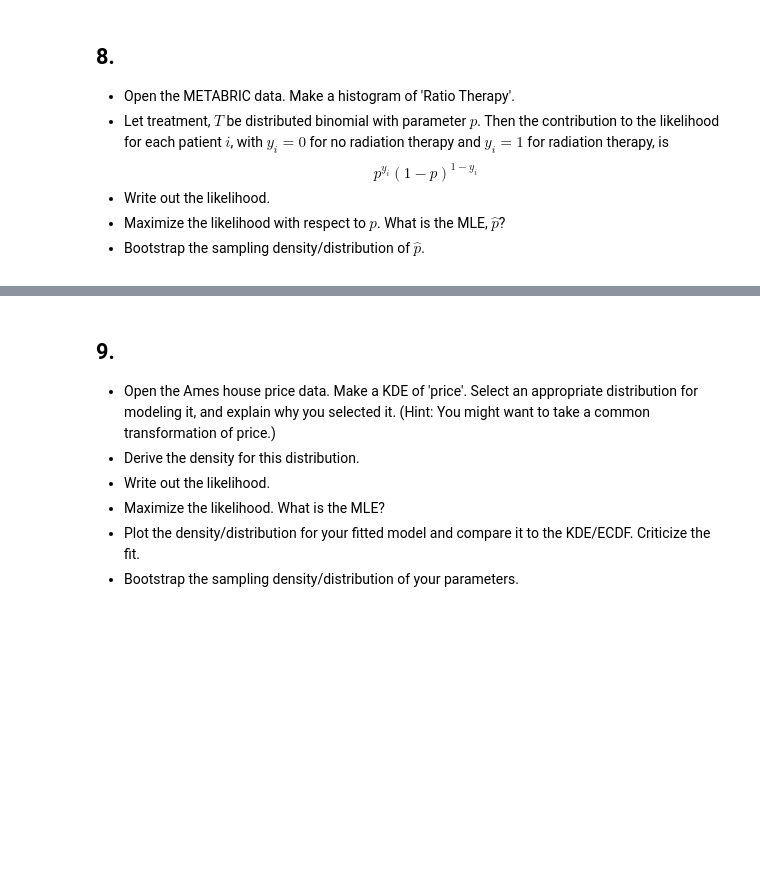
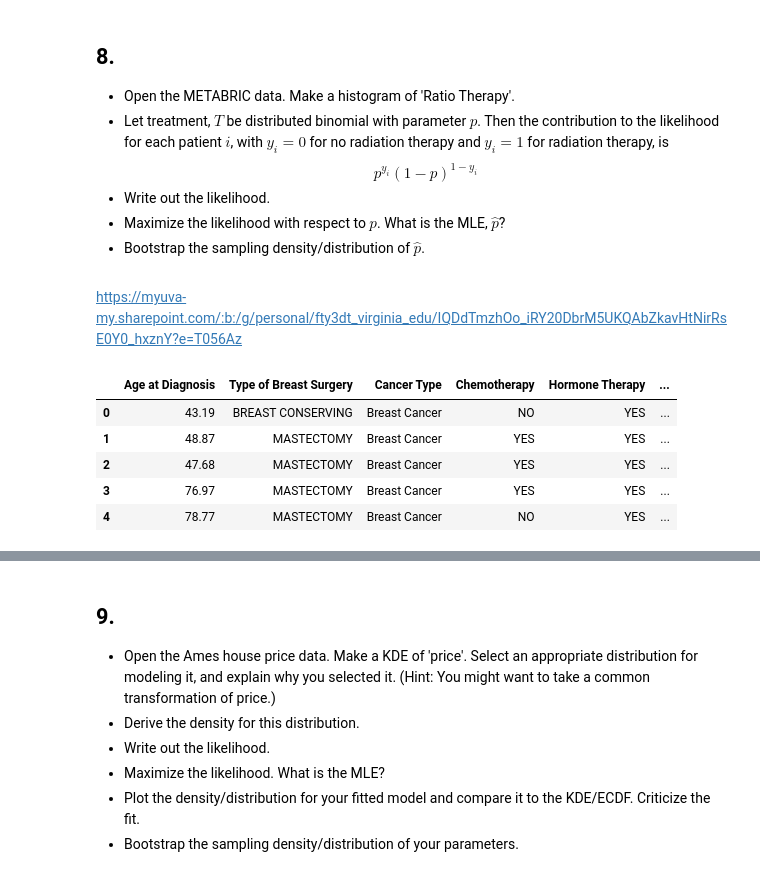
Before and after one commit to caroline-kranefuss/understanding_uncertainty, a Jupyter notebook: assignment_7.ipynb, the cells around one changed output, grey strips where cells are left out. Drawn from its saved outputs; the diff is of its cells as text; code cells hidden in the pictures; blank space fills up the shorter version.

```diff
--- a/assignment_7.ipynb
+++ b/assignment_7.ipynb
@@ -187,3 +193,17 @@ $$
 - Write out the likelihood.
 - Maximize the likelihood with respect to $p$. What is the MLE, $\hat{p}$?
 - Bootstrap the sampling density/distribution of $\hat{p}$.
+# %% [markdown]
+https://myuva-my.sharepoint.com/:b:/g/personal/fty3dt_virginia_edu/IQDdTmzhOo_iRY20DbrM5UKQAbZkavHtNirRsE0Y0_hxznY?e=T056Az
+# %%
+import pandas as pd
+
+df = pd.read_csv('./data/metabric.csv')
+df.head()
+# %% [output]
+|  | Age at Diagnosis | Type of Breast Surgery | Cancer Type | Chemotherapy | Hormone Therapy | ... |
+| 0 | 43.19 | BREAST CONSERVING | Breast Cancer | NO | YES | ... |
+| 1 | 48.87 | MASTECTOMY | Breast Cancer | YES | YES | ... |
+| 2 | 47.68 | MASTECTOMY | Breast Cancer | YES | YES | ... |
+| 3 | 76.97 | MASTECTOMY | Breast Cancer | YES | YES | ... |
+| 4 | 78.77 | MASTECTOMY | Breast Cancer | NO | YES | ... |
```
Also changed, not shown: parts of 12 cells of this notebook, 25 other files.
